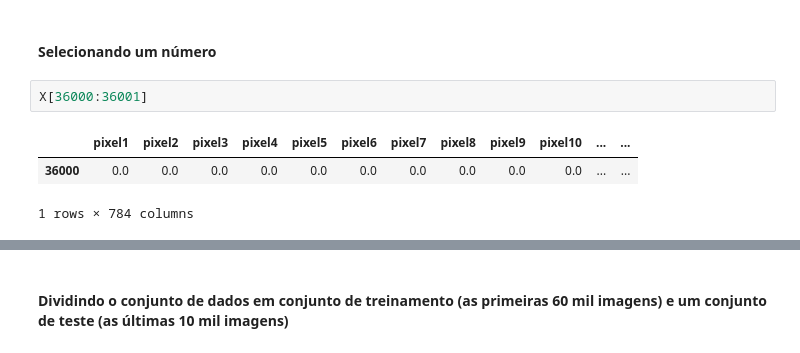
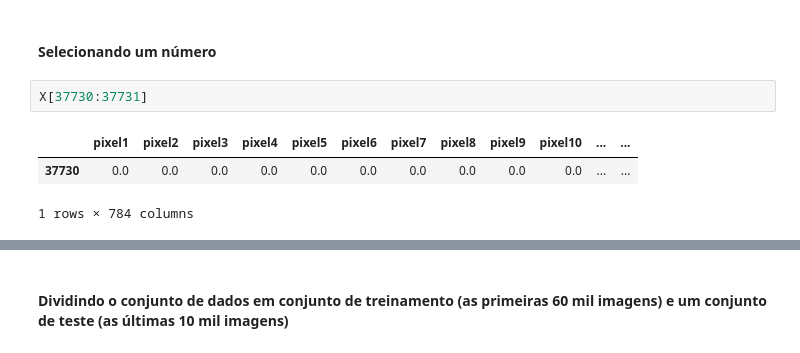
Before and after one commit to rdzjr1997/Python_ML, a Jupyter notebook: Tutoriais_Livro_Aurelien_Geron/Cap_3_Classificacao.ipynb, the cells around one changed output, grey strips where cells are left out. Saved outputs shown, nothing was run; the diff lists cells and outputs as text.

```diff
--- a/Tutoriais_Livro_Aurelien_Geron/Cap_3_Classificacao.ipynb
+++ b/Tutoriais_Livro_Aurelien_Geron/Cap_3_Classificacao.ipynb
@@ -21,9 +21,9 @@ import matplotlib
 import matplotlib.pyplot as plt
 # %% [markdown]
 #### Selecionando um número
-# %%
-X[36000:36001]
-# %% [output]
-|  | pixel1 | pixel2 | pixel3 | pixel4 | pixel5 | pixel6 | pixel7 | pixel8 | pixel9 | pixel10 | ... | ... |
-| 36000 | 0.0 | 0.0 | 0.0 | 0.0 | 0.0 | 0.0 | 0.0 | 0.0 | 0.0 | 0.0 | ... | ... |
-1 rows × 784 columns
+# %%
+X[37730:37731]
+# %% [output]
+|  | pixel1 | pixel2 | pixel3 | pixel4 | pixel5 | pixel6 | pixel7 | pixel8 | pixel9 | pixel10 | ... | ... |
+| 37730 | 0.0 | 0.0 | 0.0 | 0.0 | 0.0 | 0.0 | 0.0 | 0.0 | 0.0 | 0.0 | ... | ... |
+1 rows × 784 columns
```
Also changed, not shown: parts of 43 cells of this notebook.
